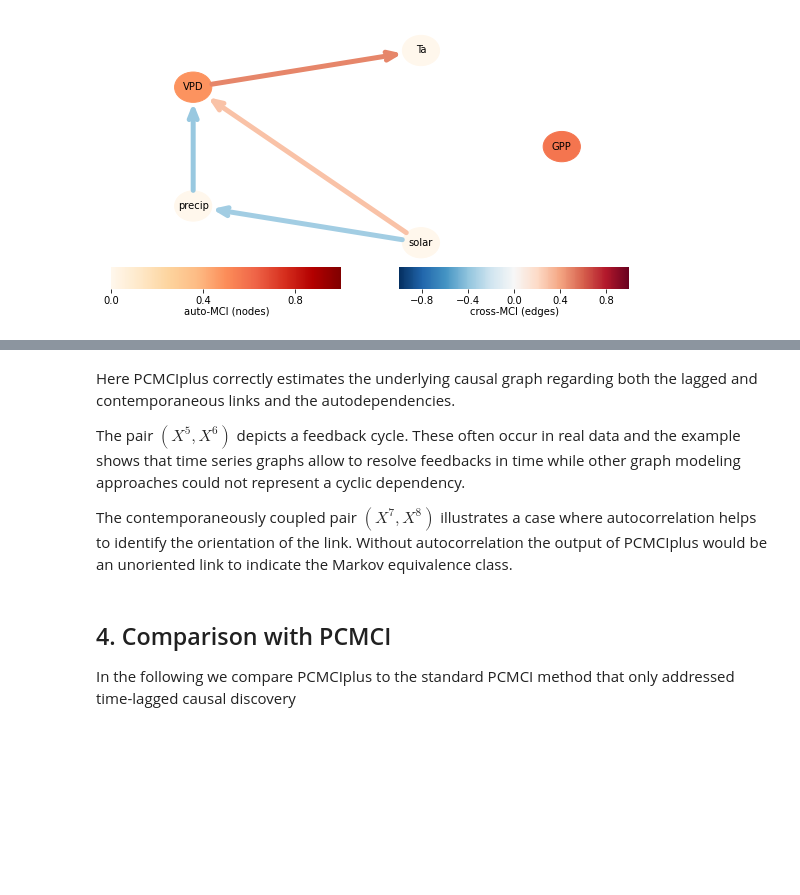
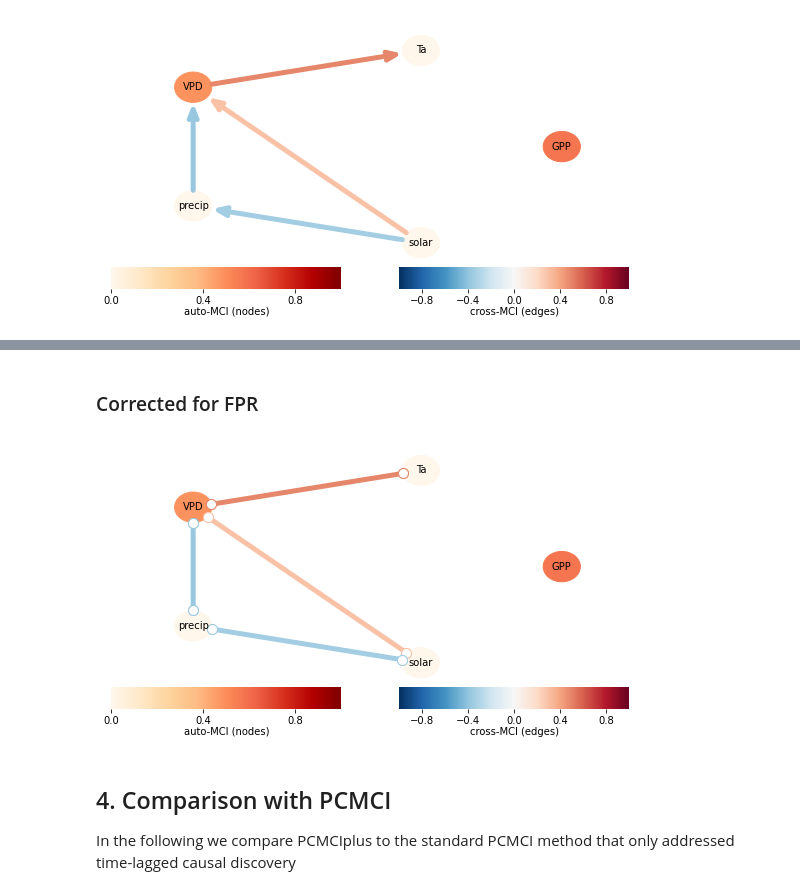
Before and after one commit to cbur24/NEE_modelling, a Jupyter notebook: notebooks/pcmci_plus_ECdata.ipynb, the cells around one changed output, grey strips where cells are left out. Saved outputs shown, nothing was run; the diff lists cells and outputs as text; code cells hidden in the pictures; blank space fills up the shorter version.

```diff
--- a/notebooks/pcmci_plus_ECdata.ipynb
+++ b/notebooks/pcmci_plus_ECdata.ipynb
@@ -270,9 +263,21 @@ tp.plot_time_series_graph(
-# %% [markdown]
-Here PCMCIplus correctly estimates the underlying causal graph regarding both the lagged and contemporaneous links and the autodependencies.
-
-The pair $(X^5,X^6)$ depicts a feedback cycle. These often occur in real data and the example shows that time series graphs allow to resolve feedbacks in time while other graph modeling approaches could not represent a cyclic dependency.
-
-The contemporaneously coupled pair $(X^7,X^8)$ illustrates a case where autocorrelation helps to identify the orientation of the link. Without autocorrelation the output of PCMCIplus would be an unoriented link to indicate the Markov equivalence class.
+# %% [markdown]
+### Corrected for FPR
+# %%
+q_matrix = pcmci.get_corrected_pvalues(p_matrix=results['p_matrix'], tau_max=tau_max, fdr_method='fdr_bh', selected_links=selected_links)
+graph = pcmci.get_graph_from_pmatrix(p_matrix=q_matrix, alpha_level=0.01,
+            tau_min=0, tau_max=tau_max, selected_links=selected_links)
+results['graph'] = graph
+
+tp.plot_graph(
+    figsize=(8,5),
+    val_matrix=results['val_matrix'],
+    graph=results['graph'],
+    var_names=var_names,
+    link_colorbar_label='cross-MCI (edges)',
+    node_colorbar_label='auto-MCI (nodes)',
+    ); plt.show()
+# %% [output]
+[figure, added]
 # %% [markdown]
 ## 4. Comparison with PCMCI
 
```
Also changed, not shown: parts of 12 cells of this notebook.
